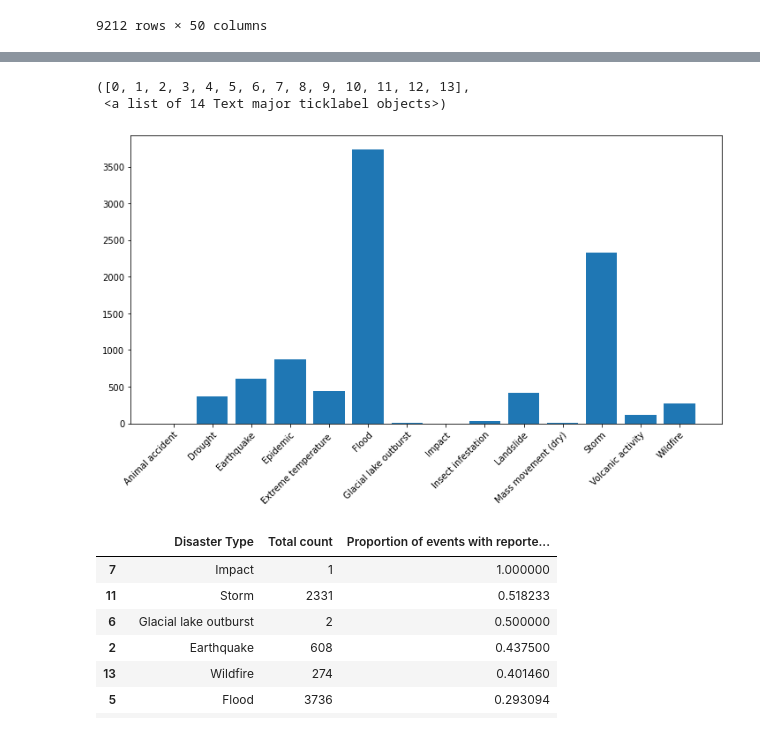
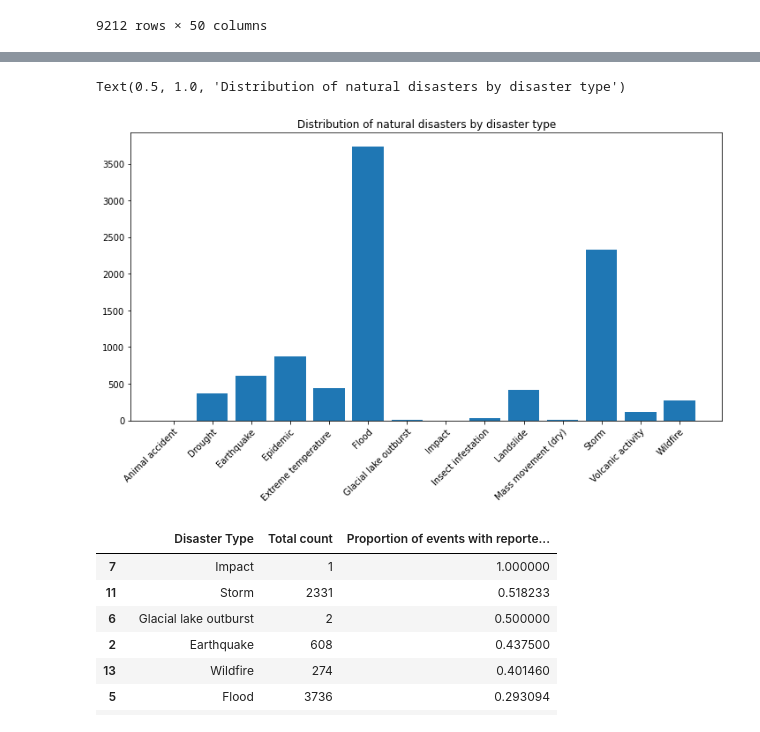
Before and after one commit to huesofenigma/DS4A_energy, a Jupyter notebook: ds4a_eda_isabella.ipynb, the cells around one changed output, grey strips where cells are left out. Drawn from its saved outputs; the diff is of its cells as text; code cells hidden in the pictures.

```diff
--- a/ds4a_eda_isabella.ipynb
+++ b/ds4a_eda_isabella.ipynb
@@ -116,12 +123,12 @@ memory usage: 3.5+ MB
 # %%
 disaster_types = emdat.groupby('Disaster Type').agg('size').reset_index()
 plt.figure(figsize=(12, 6))
 plt.bar(disaster_types['Disaster Type'], disaster_types[0])
 plt.xticks(rotation=45, rotation_mode='anchor', ha='right')
+plt.title('Distribution of natural disasters by disaster type')
 # %% [output]
-([0, 1, 2, 3, 4, 5, 6, 7, 8, 9, 10, 11, 12, 13],
- <a list of 14 Text major ticklabel objects>)
+Text(0.5, 1.0, 'Distribution of natural disasters by disaster type')
-[figure, old version]
+[figure, new version]
 # %%
 disaster_count = emdat.groupby('Disaster Type').agg('count').reset_index()
 disaster_count['Proportion of events with reported damages'] = disaster_count['Total Damages (\'000 US$)'] / disaster_types[0]
```
Also changed, not shown: parts of 6 cells of this notebook.
